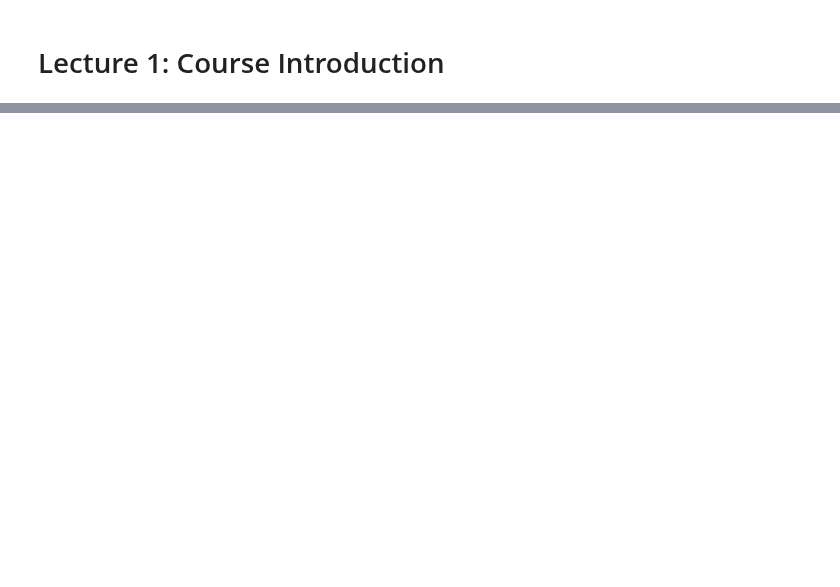
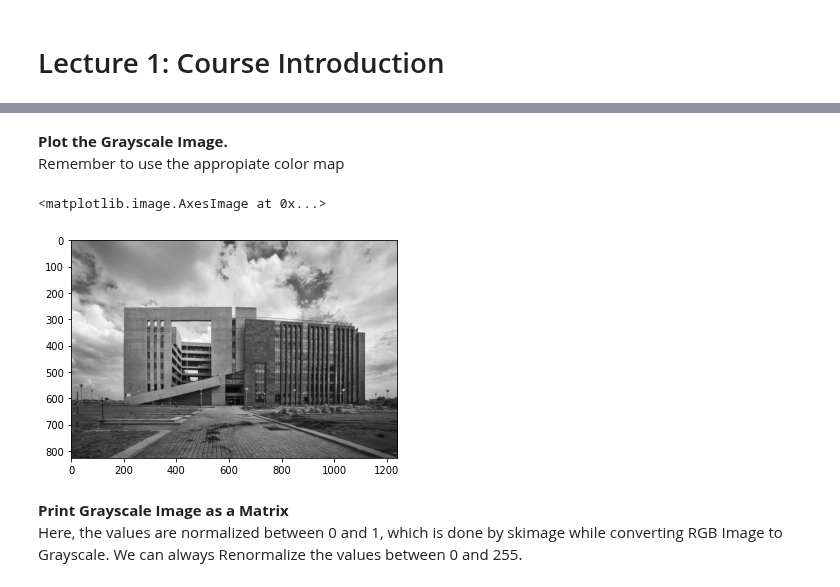
Before and after one commit to DL4CV-NPTEL/Deep-Learning-For-Computer-Vision, a Jupyter notebook: notebooks/Week_1/Week_1_Lecture_1.ipynb, the cells around one changed output, grey strips where cells are left out. Saved outputs shown, nothing was run; the diff lists cells and outputs as text; code cells hidden in the pictures; blank space fills up the shorter version.

```diff
--- a/notebooks/Week_1/Week_1_Lecture_1.ipynb
+++ b/notebooks/Week_1/Week_1_Lecture_1.ipynb
@@ -28,0 +97,11 @@ IPyDisplay.HTML(
+# %% [markdown]
+**Plot the Grayscale Image.**<br>
+Remember to use the appropiate color map
+# %%
+plt.imshow(img_gray,cmap = 'gray')
+# %% [output]
+<matplotlib.image.AxesImage at 0x...>
+[figure, added]
+# %% [markdown]
+**Print Grayscale Image as a Matrix**<br>
+Here, the values are normalized between 0 and 1, which is done by skimage while converting RGB Image to Grayscale. We can always Renormalize the values between 0 and 255.
```
Also changed, not shown: parts of 30 cells of this notebook.
